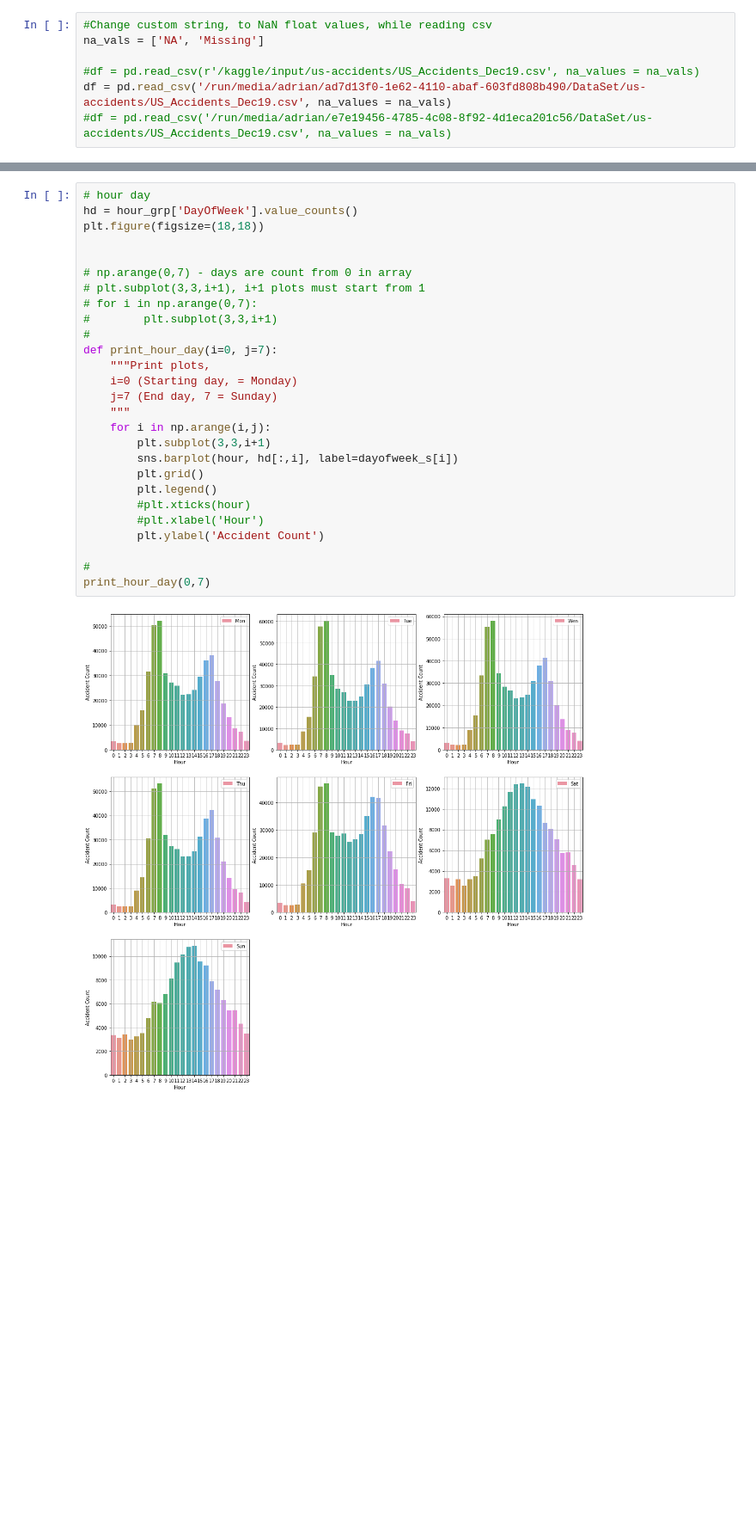
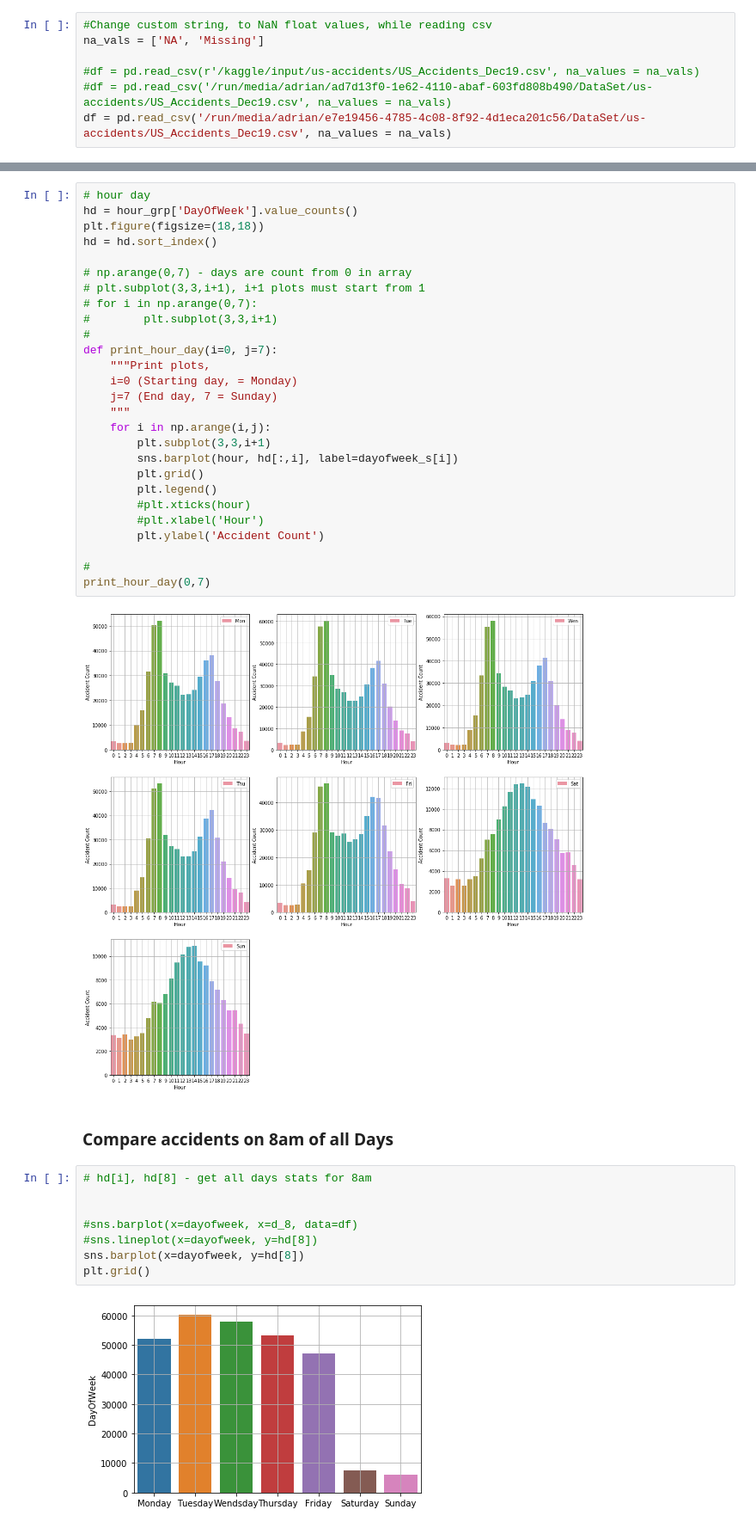
Before and after one commit to AdrianLabuda/us-accidents, a Jupyter notebook: us-accidents.ipynb, the cells around one changed output, grey strips where cells are left out. Shown: that part at 86% size. Cells and saved outputs as stored; diff of their text form; blank space fills up the shorter version.

```diff
--- a/us-accidents.ipynb
+++ b/us-accidents.ipynb
@@ -43,8 +43,8 @@ import seaborn as sns
 na_vals = ['NA', 'Missing']
 
 #df = pd.read_csv(r'/kaggle/input/us-accidents/US_Accidents_Dec19.csv', na_values = na_vals)
-df = pd.read_csv('/run/media/adrian/ad7d13f0-1e62-4110-abaf-603fd808b490/DataSet/us-accidents/US_Accidents_Dec19.csv', na_values = na_vals)
-#df = pd.read_csv('/run/media/adrian/e7e19456-4785-4c08-8f92-4d1eca201c56/DataSet/us-accidents/US_Accidents_Dec19.csv', na_values = na_vals)
+#df = pd.read_csv('/run/media/adrian/ad7d13f0-1e62-4110-abaf-603fd808b490/DataSet/us-accidents/US_Accidents_Dec19.csv', na_values = na_vals)
+df = pd.read_csv('/run/media/adrian/e7e19456-4785-4c08-8f92-4d1eca201c56/DataSet/us-accidents/US_Accidents_Dec19.csv', na_values = na_vals)
 # %% [markdown]
 <a class="anchor" id="describe"></a>
 # Describe DataFrame
@@ -353,7 +353,7 @@ plt.grid()
 # hour day
 hd = hour_grp['DayOfWeek'].value_counts()
 plt.figure(figsize=(18,18))
-
+hd = hd.sort_index()
 
 # np.arange(0,7) - days are count from 0 in array
 # plt.subplot(3,3,i+1), i+1 plots must start from 1
@@ -378,3 +378,15 @@ def print_hour_day(i=0, j=7):
 print_hour_day(0,7)
 # %% [output]
 [figure]
+# %% [markdown]
+### Compare accidents on 8am of all Days
+# %%
+# hd[i], hd[8] - get all days stats for 8am
+
+
+#sns.barplot(x=dayofweek, x=d_8, data=df)
+#sns.lineplot(x=dayofweek, y=hd[8])
+sns.barplot(x=dayofweek, y=hd[8])
+plt.grid()
+# %% [output]
+[figure, added]
```
